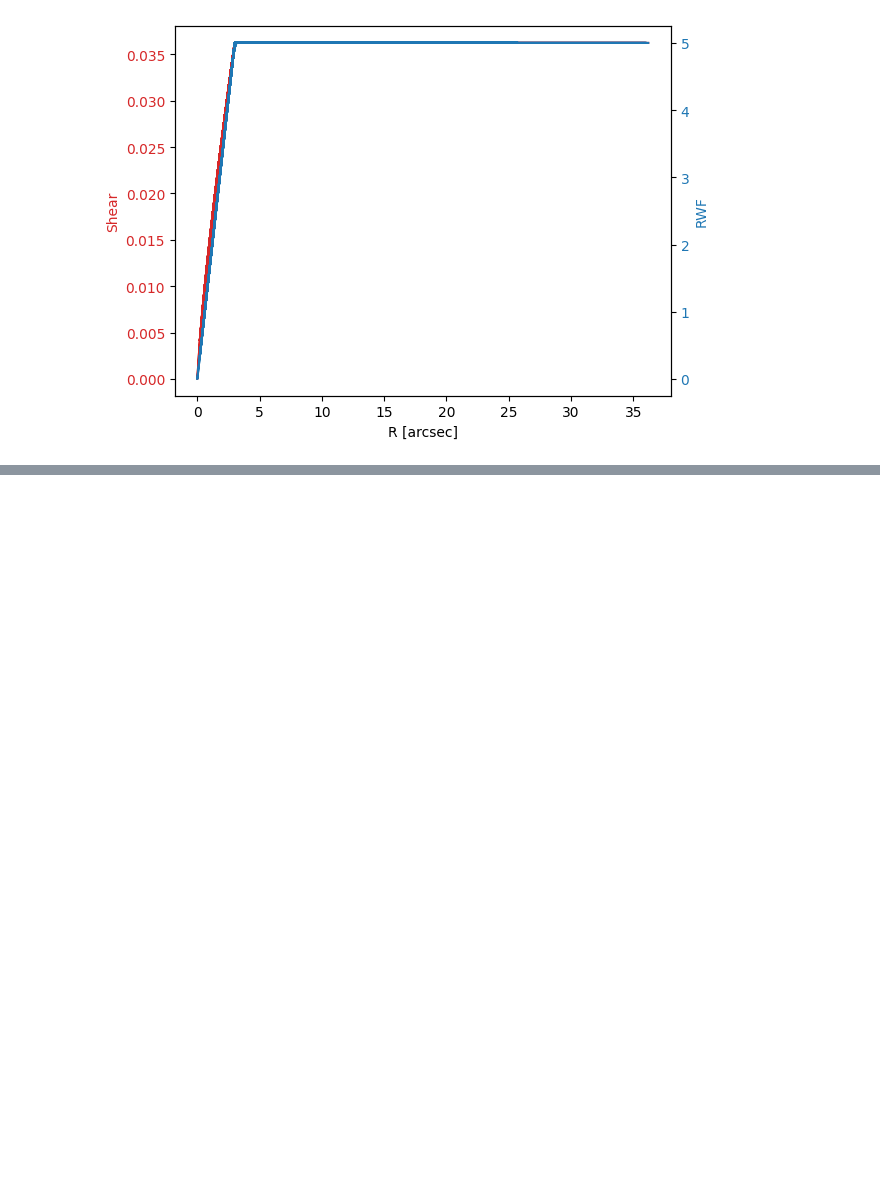
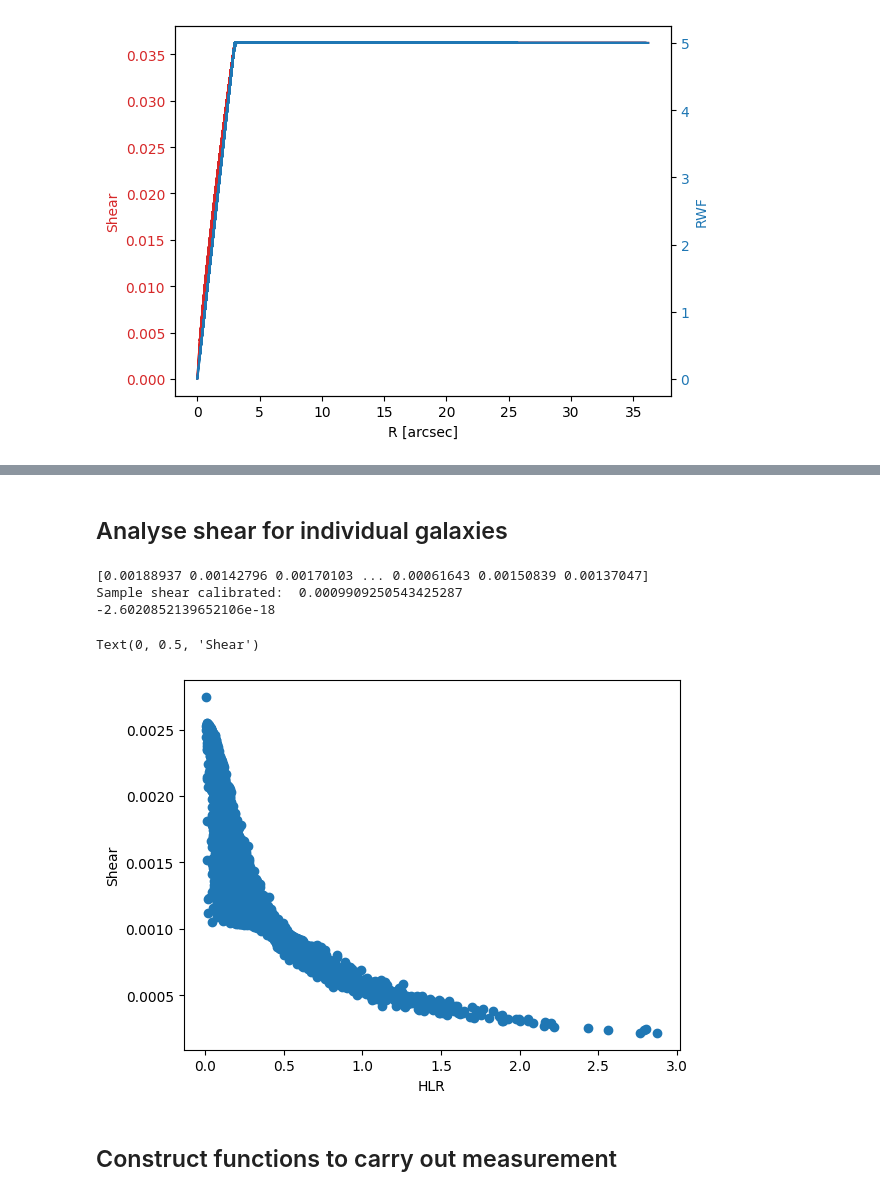
Before and after one commit to CMacM/FPFS-project, a Jupyter notebook: moments_radial_weighting.ipynb, the cells around one changed output, grey strips where cells are left out. Cells and saved outputs as stored; diff of their text form; code cells hidden in the pictures; blank space fills up the shorter version.

```diff
--- a/moments_radial_weighting.ipynb
+++ b/moments_radial_weighting.ipynb
@@ -228,0 +352,40 @@ Measurement radius from moments (HLR):  4.001254204354806
+# %% [markdown]
+## Analyse shear for individual galaxies
+# %%
+individual_shears = []
+individual_response = []
+
+for i in trange(ngals):
+    e_sum = 0.0
+    res_sum = 0.0
+    for j in range(n_rot):
+        gal_data = ia_cosmos_quadrants[i*n_rot + j] # for read in data
+
+        e_sum += np.sum(chi22c*gal_data)
+        res_sum += np.sum(responfun*gal_data)
+
+    individual_shears.append(e_sum)
+    individual_response.append(res_sum)
+
+if len(hlrs) != len(individual_shears):
+    print("Lengths do not match")
+    print(len(hlrs), len(individual_shears))
+
+individual_shears_calibrated = np.array(individual_shears) / np.array(individual_response) # per galaxy
+print(individual_shears_calibrated)
+sample_shear_calibrate = np.average(individual_shears) / np.average(individual_response)
+print("Sample shear calibrated: ", sample_shear_calibrate)
+print(full_measured_shear-sample_shear_calibrate)
+# %% [output]
+[0.00188937 0.00142796 0.00170103 ... 0.00061643 0.00150839 0.00137047]
+Sample shear calibrated:  0.0009909250543425287
+-2.6020852139652106e-18
+# %%
+plt.scatter(hlrs, individual_shears_calibrated)
+plt.xlabel("HLR")
+plt.ylabel("Shear")
+# %% [output]
+Text(0, 0.5, 'Shear')
+[figure, added]
+# %% [markdown]
+## Construct functions to carry out measurement
```
Also changed, not shown: parts of 21 cells of this notebook, 5 other files.
